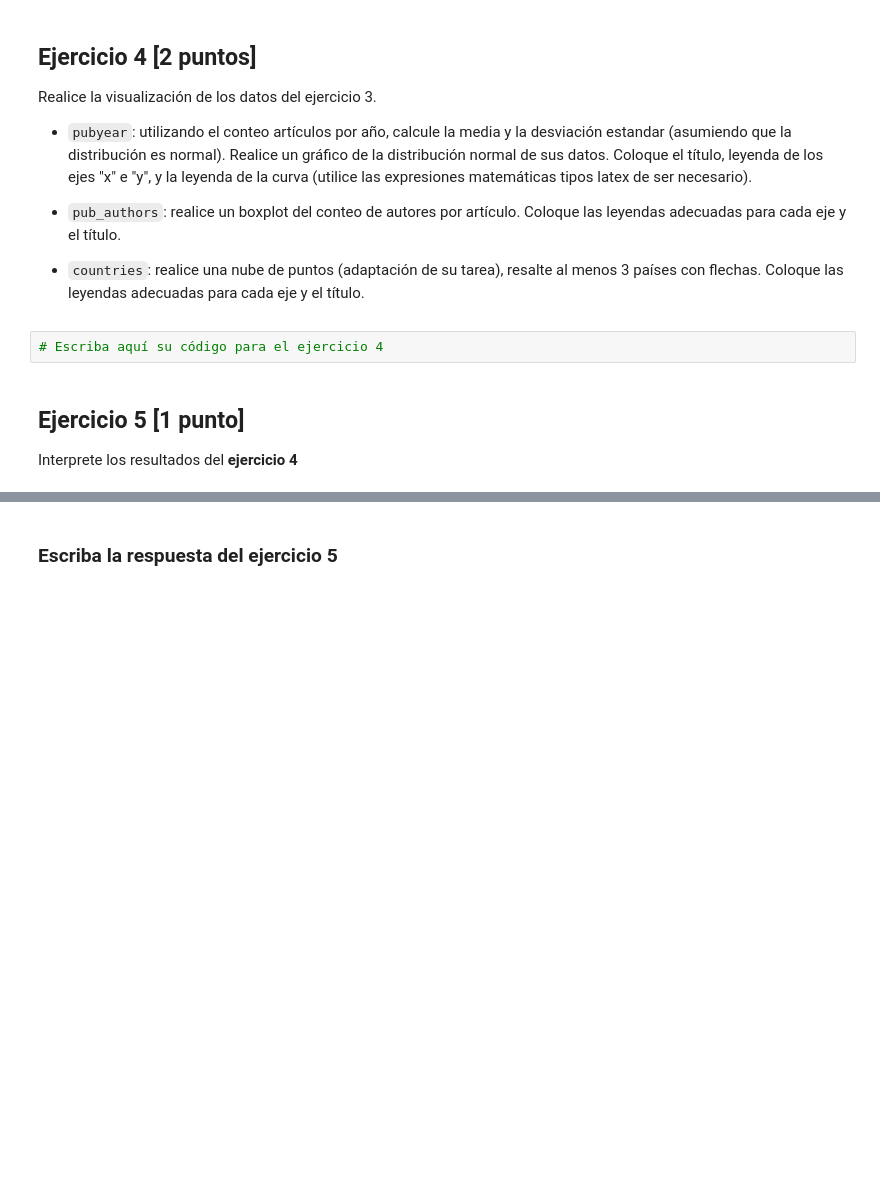
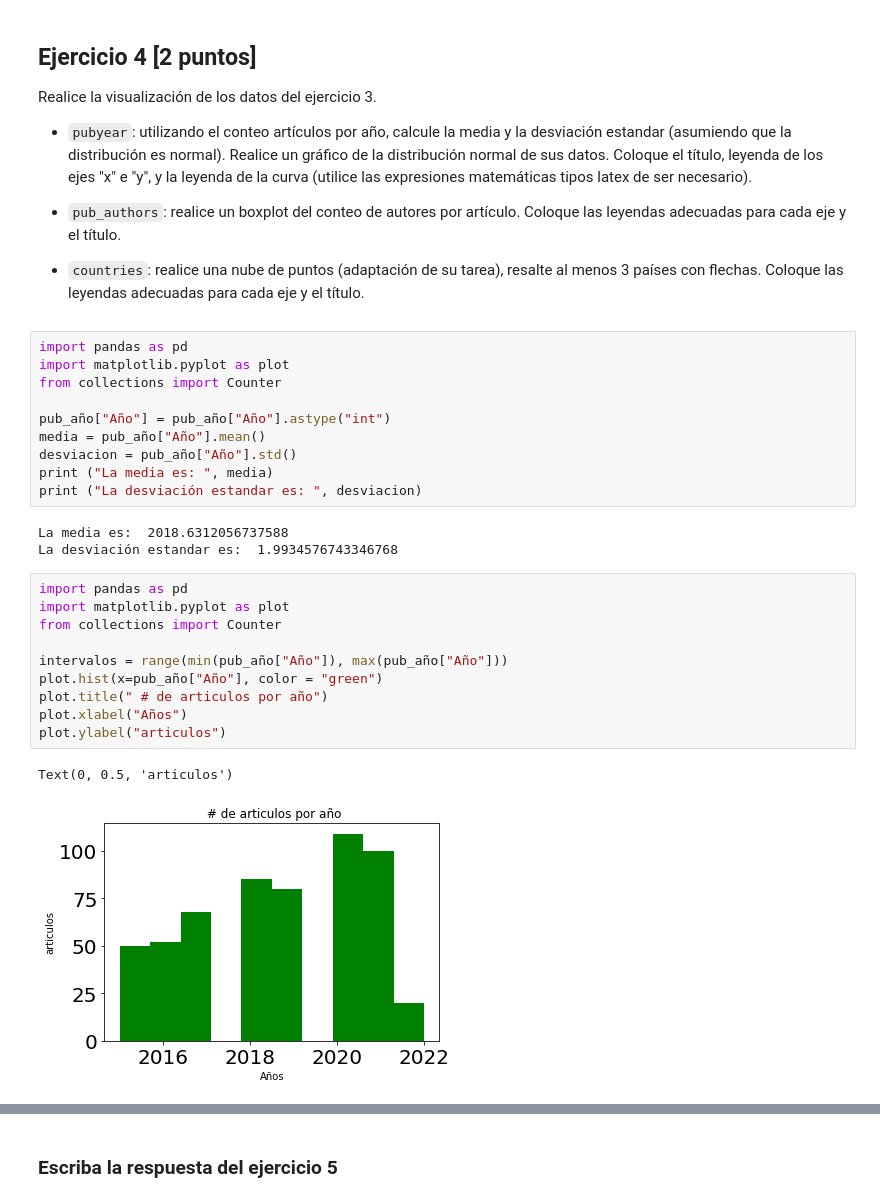
Before and after one commit to Jeffo007/E2_ExamenParcial_Python, a Jupyter notebook: 2021II_GBI6_ExamenParcialPython.ipynb, the cells around one changed output, grey strips where cells are left out. Saved outputs shown, nothing was run; the diff lists cells and outputs as text; blank space fills up the shorter version.

````diff
--- a/2021II_GBI6_ExamenParcialPython.ipynb
+++ b/2021II_GBI6_ExamenParcialPython.ipynb
@@ -165,9 +165,29 @@ Realice la visualización de los datos del ejercicio 3.
 * ```pub_authors```: realice un boxplot del conteo de autores por artículo. Coloque las leyendas adecuadas para cada eje y el título.
 
 * ```countries```: realice una nube de puntos (adaptación de su tarea), resalte al menos 3 países con flechas. Coloque las leyendas adecuadas para cada eje y el título.
-# %%
-# Escriba aquí su código para el ejercicio 4
-# %% [markdown]
-## Ejercicio 5 [1 punto]
-
-Interprete los resultados del **ejercicio 4**
+# %%
+import pandas as pd
+import matplotlib.pyplot as plot
+from collections import Counter
+
+pub_año["Año"] = pub_año["Año"].astype("int")
+media = pub_año["Año"].mean()
+desviacion = pub_año["Año"].std()
+print ("La media es: ", media)
+print ("La desviación estandar es: ", desviacion)
+# %% [output]
+La media es:  2018.6312056737588
+La desviación estandar es:  1.9934576743346768
+# %%
+import pandas as pd
+import matplotlib.pyplot as plot
+from collections import Counter
+
+intervalos = range(min(pub_año["Año"]), max(pub_año["Año"]))
+plot.hist(x=pub_año["Año"], color = "green")
+plot.title(" # de articulos por año")
+plot.xlabel("Años")
+plot.ylabel("articulos")
+# %% [output]
+Text(0, 0.5, 'articulos')
+[figure, added]
````
Also changed, not shown: parts of 10 cells of this notebook.
